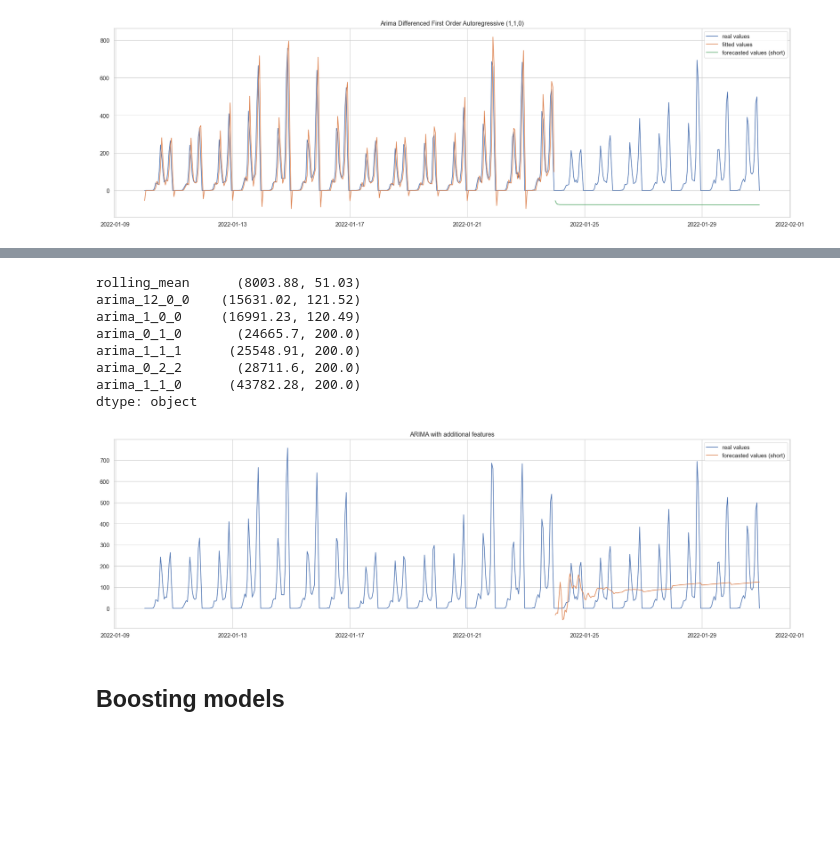
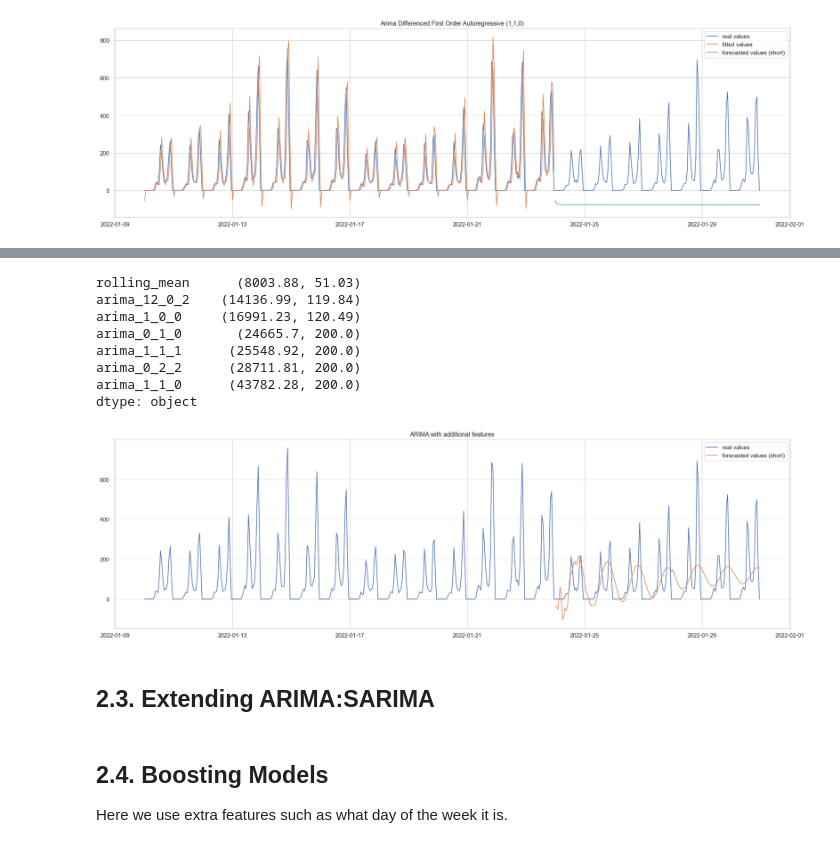
Before and after one commit to CatalinaOdizzio/BSE_T3_Time_Series_Forecast_HW, a Jupyter notebook: final_project_PhilippPissinisOdizzio.ipynb, the cells around one changed output, grey strips where cells are left out. Drawn from its saved outputs; the diff is of its cells as text; code cells hidden in the pictures; blank space fills up the shorter version.

Commit message:
Adding Boosting Models

```diff
--- a/final_project_PhilippPissinisOdizzio.ipynb
+++ b/final_project_PhilippPissinisOdizzio.ipynb
@@ -713,7 +709,7 @@ arima_RW = arima_RW.fit(_train)
 
 losses['arima_0_1_0'] = plot_predictions(train_arima_rs, test_arima_rs,
                                          arima_RW.predict(test_arima_rs.index), None,
-                                         arima_RW.predict(train_arima_rs.index), name= 'Arima Random Walk (0,1,0)', days_before= diplay_days_before)
+                                         arima_RW.predict(train_arima_rs.index), name= 'Arima Random Walk (0,1,0)', days_before= display_days_before)
 print(pd.Series(losses).sort_values())
 # %% [output]
 rolling_mean      (8003.88, 51.03)
@@ -732,7 +728,7 @@ arima_df_DFF = arima_df_DFF.fit(_train)
 losses['arima_1_1_0'] = plot_predictions(train_arima_rs, test_arima_rs,
                                          arima_df_DFF.predict(test_arima_rs.index), None,
                                          arima_df_DFF.predict(train_arima_rs.index), name= 'Arima Differenced First Order Autoregressive (1,1,0)',
-                                         days_before= diplay_days_before)
+                                         days_before= display_days_before)
 print(pd.Series(losses).sort_values())
 # %% [output]
 rolling_mean      (8003.88, 51.03)
@@ -742,15 +738,15 @@ arima_1_1_0      (43782.28, 200.0)
 dtype: object
 [figure]
 # %%
-## Stadars model
-arima_df_ST = ARIMA(order=(1, 1, 1))
+## Arima Model (1,1,1)
+arima_df_one = ARIMA(order=(1, 1, 1))
 
 _train = train_arima_rs[TARGET].copy()
-arima_df_ST = arima_df_ST.fit(_train)
+arima_df_one = arima_df_one.fit(_train)
 
 losses['arima_1_1_1'] = plot_predictions(train_arima_rs, test_arima_rs,
-                                         arima_df_ST.predict(test_arima_rs.index), None,
-                                         arima_df_ST.predict(train_arima_rs.index), name= 'Arima Model (1,1,1)', days_before= diplay_days_before)
+                                         arima_df_one.predict(test_arima_rs.index), None,
+                                         arima_df_one.predict(train_arima_rs.index), name= 'Arima Model (1,1,1)', days_before= display_days_before)
 print(pd.Series(losses).sort_values())
 # %% [output]
 rolling_mean      (8003.88, 51.03)
@@ -770,7 +766,7 @@ arima_df_LES = arima_df_LES.fit(_train)
 losses['arima_0_2_2'] = plot_predictions(train_arima_rs, test_arima_rs,
                                          arima_df_LES.predict(test_arima_rs.index), None,
                                          arima_df_LES.predict(train_arima_rs.index), name= 'Simple Exponential Smoothing (no constant: 0,2,2)',
-                                         days_before= diplay_days_before)
+                                         days_before= display_days_before)
 
 
 print(pd.Series(losses).sort_values())
@@ -844,18 +818,18 @@ Warnings:
 # %%
-losses['arima_12_0_0'] = plot_predictions(train_arima_rs, test_arima_rs,
-                                         pred_arma, None, None, name= 'ARIMA with additional features', days_before= diplay_days_before)
+losses['arima_12_0_2'] = plot_predictions(train_arima_rs, test_arima_rs,
+                                         pred_arma, None, None, name= 'ARIMA with additional features', days_before= display_days_before)
 
 
 print(pd.Series(losses).sort_values())
 # %% [output]
 rolling_mean      (8003.88, 51.03)
-arima_12_0_0    (15631.02, 121.52)
+arima_12_0_2    (14136.99, 119.84)
 arima_1_0_0     (16991.23, 120.49)
 arima_0_1_0       (24665.7, 200.0)
-arima_1_1_1      (25548.91, 200.0)
-arima_0_2_2       (28711.6, 200.0)
+arima_1_1_1      (25548.92, 200.0)
+arima_0_2_2      (28711.81, 200.0)
 arima_1_1_0      (43782.28, 200.0)
 dtype: object
-[figure, old version]
+[figure, new version]
-# %% [markdown]
-## Boosting models
+# %% [markdown]
+## 2.3. Extending ARIMA:SARIMA
@@ -861,0 +850,4 @@ dtype: object
+# %% [markdown]
+## 2.4. Boosting Models
+
+Here we use extra features such as what day of the week it is.
```
Also changed, not shown: parts of 25 cells of this notebook.
